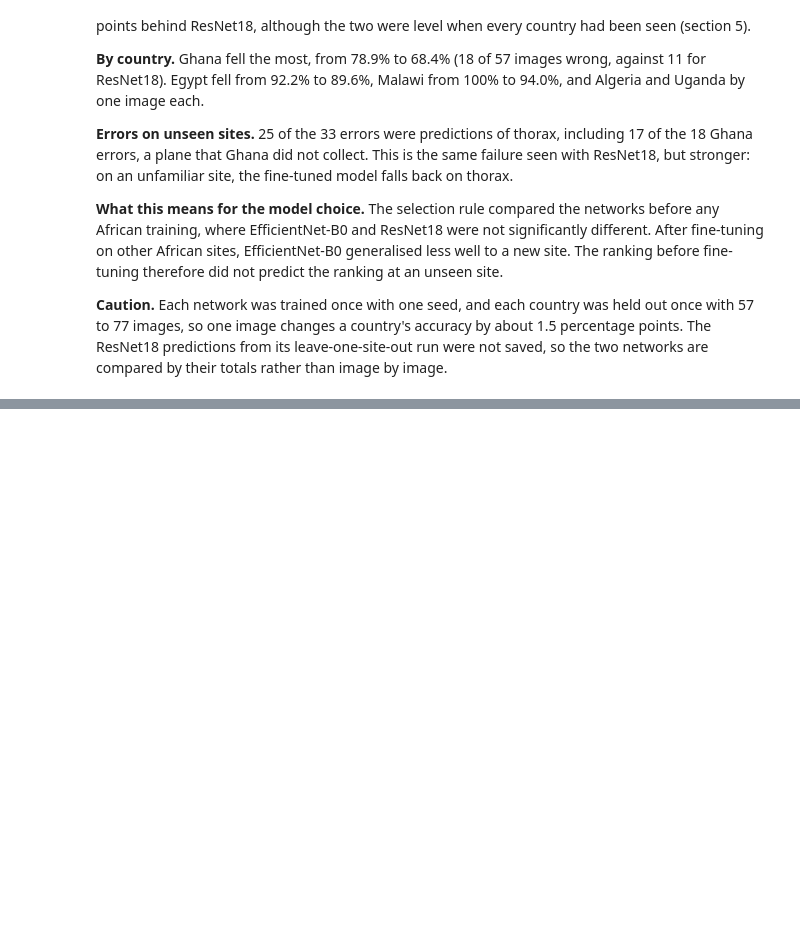
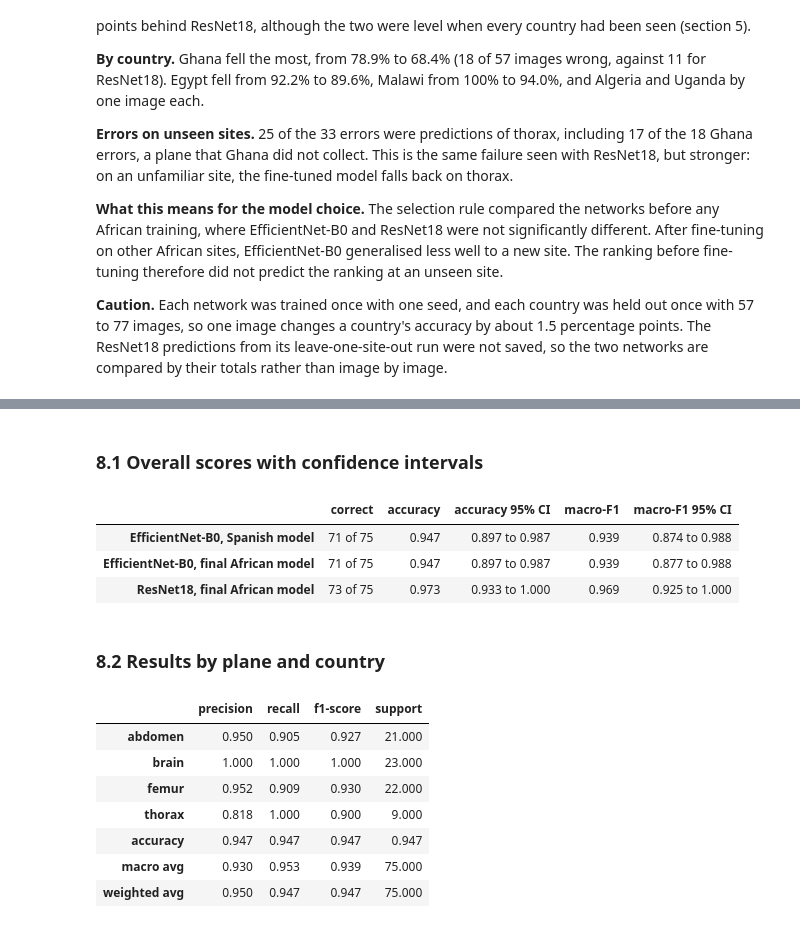
Before and after one commit to odunayoakinlade/fetal-ultrasound-plane-classification, a Jupyter notebook: phase3_modelling/notebooks/efficientnet_training.ipynb, the cells around one changed output, grey strips where cells are left out. Drawn from its saved outputs; the diff is of its cells as text; code cells hidden in the pictures; blank space fills up the shorter version.

```diff
--- a/phase3_modelling/notebooks/efficientnet_training.ipynb
+++ b/phase3_modelling/notebooks/efficientnet_training.ipynb
@@ -338,0 +369,46 @@ Misclassified images: 33 | of these, correct for the Spanish model: 17
+# %% [markdown]
+### 8.1 Overall scores with confidence intervals
+# %%
+def patient_bootstrap(true, pred, patients, n=1000):
+    rng = np.random.default_rng(random_seed)
+    ids = np.unique(patients)
+    scores = []
+    for _ in range(n):
+        rows = np.concatenate([np.where(patients == p)[0] for p in rng.choice(ids, len(ids))])
+        scores.append([(pred[rows] == true[rows]).mean(),
+                       f1_score(true[rows], pred[rows], average="macro", labels=np.unique(true[rows]))])
+    return np.percentile(scores, [2.5, 97.5], axis=0)
+
+
+rows = {}
+for name, pred in [("EfficientNet-B0, Spanish model", test_pred_spanish),
+                   ("EfficientNet-B0, final African model", test_pred),
+                   ("ResNet18, final African model", test_pred_resnet)]:
+    low, high = patient_bootstrap(test_labels, pred, test["patient_id"].to_numpy())
+    rows[name] = {
+        "correct": f"{(pred == test_labels).sum()} of {len(test_labels)}",
+        "accuracy": round((pred == test_labels).mean(), 3),
+        "accuracy 95% CI": f"{low[0]:.3f} to {high[0]:.3f}",
+        "macro-F1": round(f1_score(test_labels, pred, average="macro"), 3),
+        "macro-F1 95% CI": f"{low[1]:.3f} to {high[1]:.3f}",
+    }
+pd.DataFrame(rows).T
+# %% [output]
+|  | correct | accuracy | accuracy 95% CI | macro-F1 | macro-F1 95% CI |
+| EfficientNet-B0, Spanish model | 71 of 75 | 0.947 | 0.897 to 0.987 | 0.939 | 0.874 to 0.988 |
+| EfficientNet-B0, final African model | 71 of 75 | 0.947 | 0.897 to 0.987 | 0.939 | 0.877 to 0.988 |
+| ResNet18, final African model | 73 of 75 | 0.973 | 0.933 to 1.000 | 0.969 | 0.925 to 1.000 |
+# %% [markdown]
+### 8.2 Results by plane and country
+# %%
+report = classification_report(test_labels, test_pred, target_names=SHORT_NAMES, output_dict=True)
+pd.DataFrame(report).T.round(3)
+# %% [output]
+|  | precision | recall | f1-score | support |
+| abdomen | 0.950 | 0.905 | 0.927 | 21.000 |
+| brain | 1.000 | 1.000 | 1.000 | 23.000 |
+| femur | 0.952 | 0.909 | 0.930 | 22.000 |
+| thorax | 0.818 | 1.000 | 0.900 | 9.000 |
+| accuracy | 0.947 | 0.947 | 0.947 | 0.947 |
+| macro avg | 0.930 | 0.953 | 0.939 | 75.000 |
+| weighted avg | 0.950 | 0.947 | 0.947 | 75.000 |
```
Also changed, not shown: parts of 6 cells of this notebook, 3 other files.
